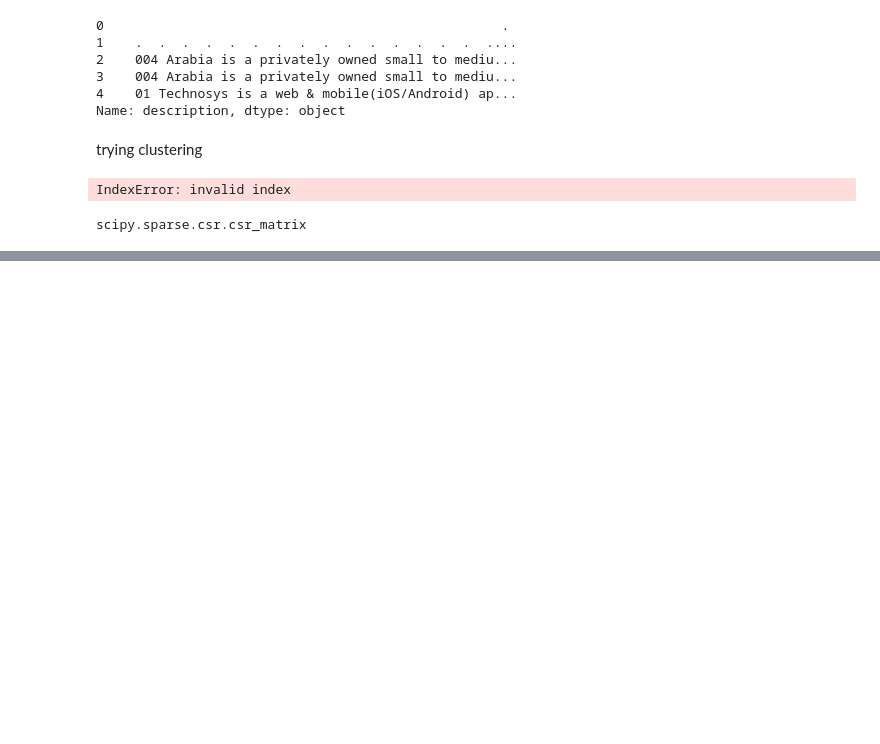
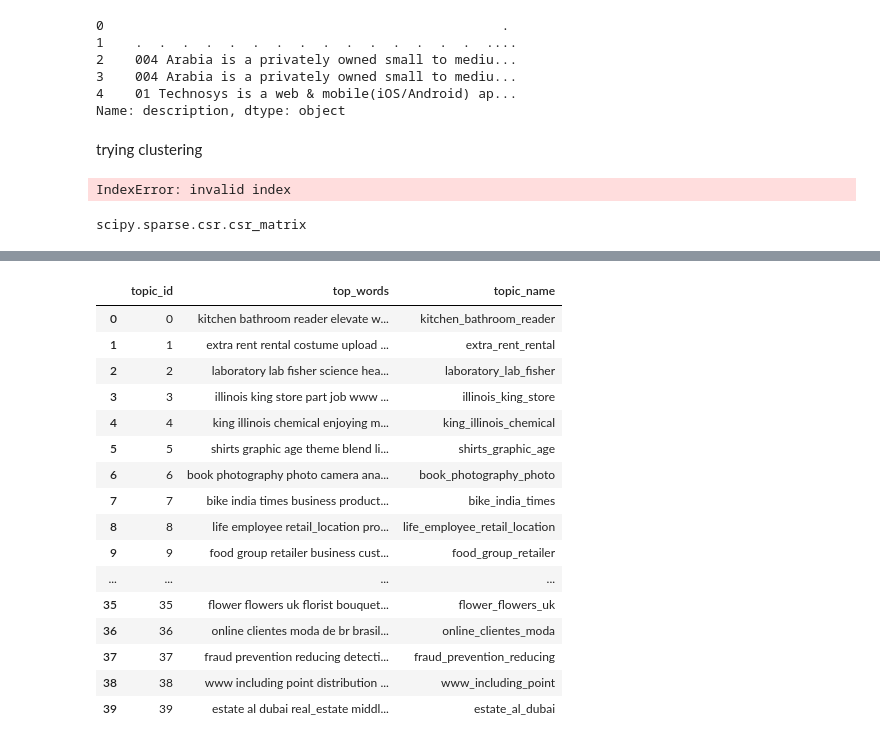
Before and after one commit to narenkumarR/nlpintelligence, a Jupyter notebook: company_analysis/ecommerce_analysis.ipynb, the cells around one changed output, grey strips where cells are left out. Drawn from its saved outputs; the diff is of its cells as text; code cells hidden in the pictures; blank space fills up the shorter version.

```diff
--- a/company_analysis/ecommerce_analysis.ipynb
+++ b/company_analysis/ecommerce_analysis.ipynb
@@ -169,0 +283,4 @@ scipy.sparse.csr.csr_matrix
+# %%
+tf_vectorizer = CountVectorizer(max_df=0.95, min_df=5)
+tf = tf_vectorizer.fit_transform(df['description_phr_lemma']+df['specialties1'])
+tf.shape
@@ -169,0 +289,8 @@ scipy.sparse.csr.csr_matrix
+# %%
+n_topics,n_top_words=40,20
+lda = LatentDirichletAllocation(n_topics=n_topics, max_iter=5,
+                                learning_method='online', learning_offset=50.,
+                                random_state=0)
+lda.fit(tf)
+tf_feature_names = tf_vectorizer.get_feature_names()
+print_top_words(lda, tf_feature_names, n_top_words)
@@ -169,0 +315,18 @@ scipy.sparse.csr.csr_matrix
+# %%
+def get_top_words_df(model, feature_names, n_top_words):
+    '''
+    :param model:
+    :param feature_names:
+    :param n_top_words:
+    :return:
+    '''
+    topic_list = []
+    for topic_idx, topic in enumerate(model.components_):
+        topic_list.append((topic_idx," ".join([feature_names[i]
+                                        for i in topic.argsort()[:-n_top_words - 1:-1]])))
+    return pd.DataFrame.from_records(topic_list,columns=['topic_id','top_words'])
+# %%
+topics_df = get_top_words_df(lda, tf_feature_names, n_top_words)
+nmf_topics_df = get_top_words_df(nmf,tfidf_feature_names,n_top_words)
+topics_df['topic_name'] = topics_df['top_words'].apply(lambda x: '_'.join(x.split()[:3]))
+list(topics_df.ix[topics_df['topic_id']==1]['topic_name'])[0]
@@ -169,0 +394,20 @@ scipy.sparse.csr.csr_matrix
+# %%
+topics_df
+# %% [output]
+|  | topic_id | top_words | topic_name |
+| 0 | 0 | kitchen bathroom reader elevate w... | kitchen_bathroom_reader |
+| 1 | 1 | extra rent rental costume upload ... | extra_rent_rental |
+| 2 | 2 | laboratory lab fisher science hea... | laboratory_lab_fisher |
+| 3 | 3 | illinois king store part job www ... | illinois_king_store |
+| 4 | 4 | king illinois chemical enjoying m... | king_illinois_chemical |
+| 5 | 5 | shirts graphic age theme blend li... | shirts_graphic_age |
+| 6 | 6 | book photography photo camera ana... | book_photography_photo |
+| 7 | 7 | bike india times business product... | bike_india_times |
+| 8 | 8 | life employee retail_location pro... | life_employee_retail_location |
+| 9 | 9 | food group retailer business cust... | food_group_retailer |
+| ... | ... | ... | ... |
+| 35 | 35 | flower flowers uk florist bouquet... | flower_flowers_uk |
+| 36 | 36 | online clientes moda de br brasil... | online_clientes_moda |
+| 37 | 37 | fraud prevention reducing detecti... | fraud_prevention_reducing |
+| 38 | 38 | www including point distribution ... | www_including_point |
+| 39 | 39 | estate al dubai real_estate middl... | estate_al_dubai |
```
Also changed, not shown: parts of 20 cells of this notebook, 3 other files.
